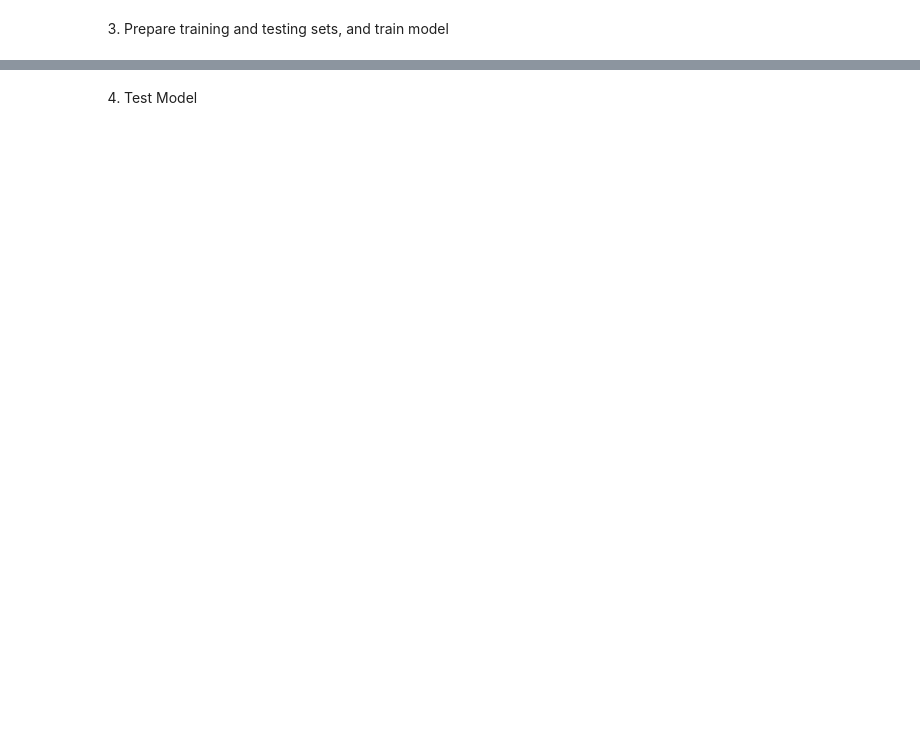
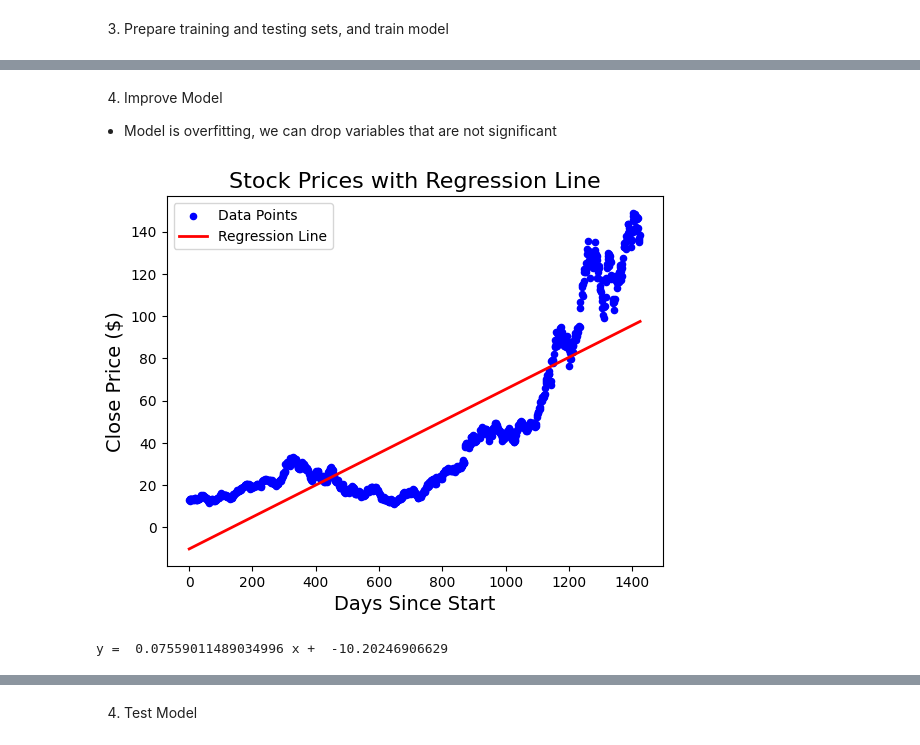
Before and after one commit to gabrielrosendo/CST-425, a Jupyter notebook: Performance Predictions/StockPrediction.ipynb, the cells around one changed output, grey strips where cells are left out. Drawn from its saved outputs; the diff is of its cells as text; code cells hidden in the pictures; blank space fills up the shorter version.

```diff
--- a/Performance Predictions/StockPrediction.ipynb
+++ b/Performance Predictions/StockPrediction.ipynb
@@ -79,0 +101,27 @@ plt.show()
+# %% [markdown]
+4. Improve Model
+- Model is overfitting, we can drop variables that are not significant
+# %%
+X_train_significant = X_train[['Days']]  # Drop '30_day_avg' and '7_day_avg' -> Were making model overfit
+
+# Train the model again with only significant variables (Days)
+model = LinearRegression()
+model.fit(X_train_significant, y_train)
+
+# Generate predictions for the regression line
+X_significant = X_train_significant.sort_values(by='Days')
+y_pred = model.predict(X_significant)
+
+# Plot the data points and regression line
+plt.scatter(X['Days'], y, label='Data Points', color='blue', marker='o', s=20)  # Smaller dots for data points
+plt.plot(X_significant['Days'], y_pred, label='Regression Line', color='red', linewidth=2)  # Red line for regression
+plt.title('Stock Prices with Regression Line', fontsize=16)
+plt.xlabel('Days Since Start', fontsize=14)
+plt.ylabel('Close Price ($)', fontsize=14)
+plt.legend()
+plt.show()
+# Print equation of the line
+print("y = ", model.coef_[0], "x + ", model.intercept_)
+# %% [output]
+[figure, added]
+y =  0.07559011489034996 x +  -10.20246906629
```
Also changed, not shown: parts of 11 cells of this notebook.
